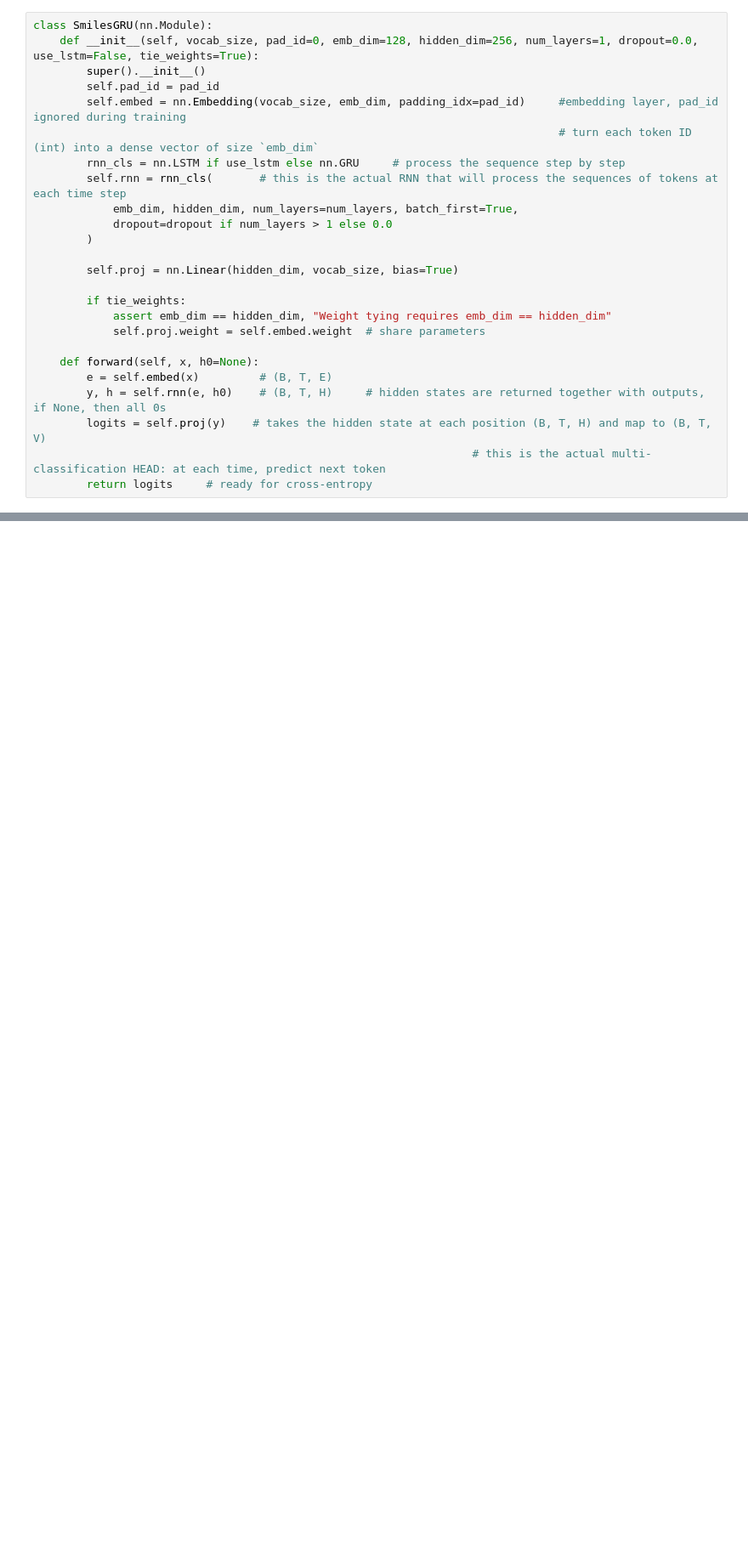
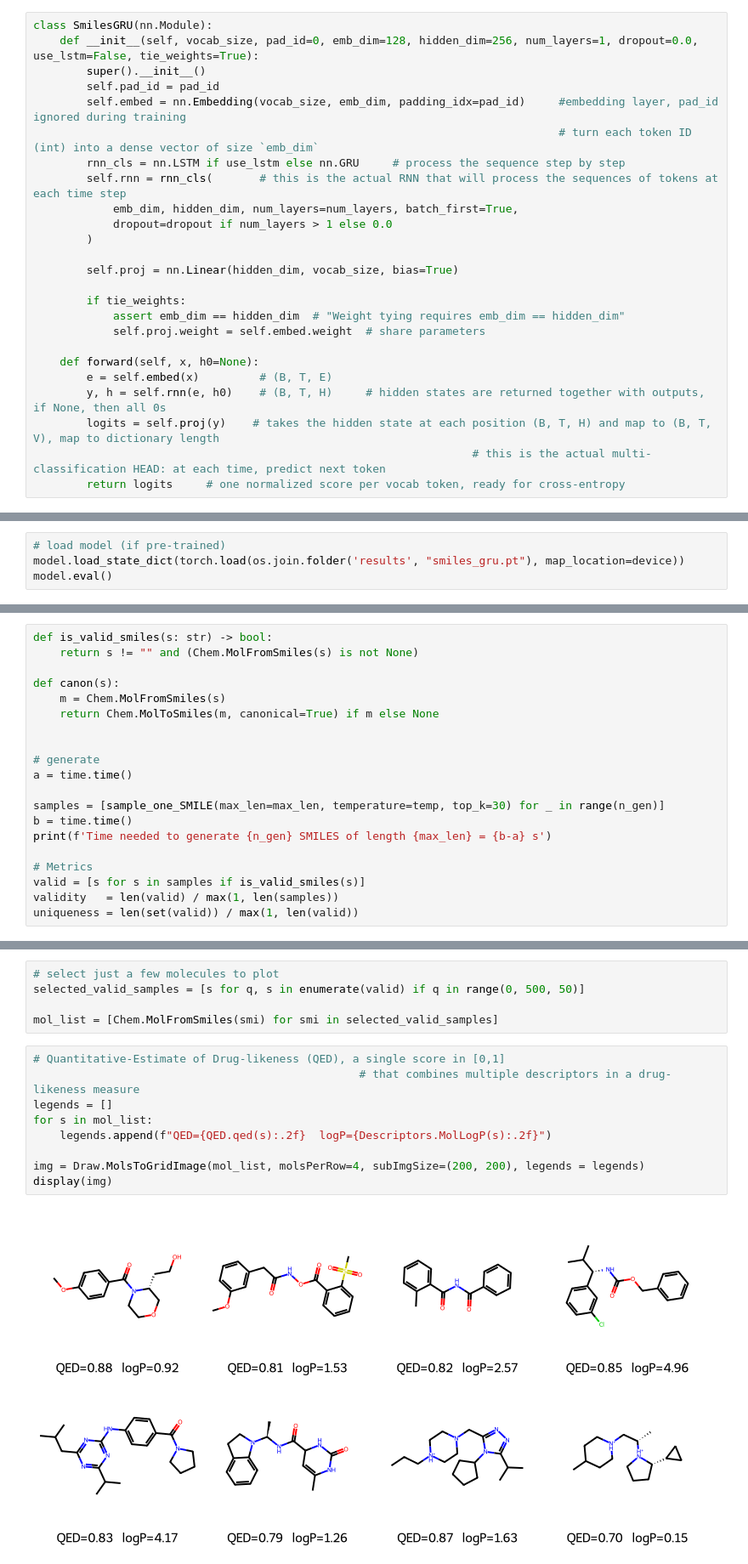
Before and after one commit to bonimba87/CompChemML, a Jupyter notebook: GenerativeModels/RNN_SMILES/RNN_SMILES.ipynb, the cells around one changed output, grey strips where cells are left out. Shown at 85% size. Drawn from its saved outputs; the diff is of its cells as text; blank space fills up the shorter version.

```diff
--- a/GenerativeModels/RNN_SMILES/RNN_SMILES.ipynb
+++ b/GenerativeModels/RNN_SMILES/RNN_SMILES.ipynb
@@ -311,12 +462,12 @@ class SmilesGRU(nn.Module):
         self.proj = nn.Linear(hidden_dim, vocab_size, bias=True)
 
         if tie_weights:
-            assert emb_dim == hidden_dim, "Weight tying requires emb_dim == hidden_dim"
+            assert emb_dim == hidden_dim  # "Weight tying requires emb_dim == hidden_dim"
             self.proj.weight = self.embed.weight  # share parameters
 
     def forward(self, x, h0=None):
         e = self.embed(x)         # (B, T, E)
         y, h = self.rnn(e, h0)    # (B, T, H)     # hidden states are returned together with outputs, if None, then all 0s
-        logits = self.proj(y)    # takes the hidden state at each position (B, T, H) and map to (B, T, V)
+        logits = self.proj(y)    # takes the hidden state at each position (B, T, H) and map to (B, T, V), map to dictionary length
                                                                   # this is the actual multi-classification HEAD: at each time, predict next token
-        return logits     # ready for cross-entropy
+        return logits     # one normalized score per vocab token, ready for cross-entropy
@@ -451 +532,5 @@ KeyboardInterrupt:
+# %%
+# load model (if pre-trained)
+model.load_state_dict(torch.load(os.join.folder('results', "smiles_gru.pt"), map_location=device))
+model.eval()
 # %% [markdown]
@@ -483 +657,21 @@ Test CE: 0.6673 | Test Perplexity: 1.95
+# %%
+def is_valid_smiles(s: str) -> bool:
+    return s != "" and (Chem.MolFromSmiles(s) is not None)
+
+def canon(s):
+    m = Chem.MolFromSmiles(s)
+    return Chem.MolToSmiles(m, canonical=True) if m else None
+
+
+# generate
+a = time.time()
+
+samples = [sample_one_SMILE(max_len=max_len, temperature=temp, top_k=30) for _ in range(n_gen)]
+b = time.time()
+print(f'Time needed to generate {n_gen} SMILES of length {max_len} = {b-a} s')
+
+# Metrics
+valid = [s for s in samples if is_valid_smiles(s)]
+validity   = len(valid) / max(1, len(samples))
+uniqueness = len(set(valid)) / max(1, len(valid))
 # %%
@@ -484,0 +706,16 @@ turn your trained GRU into a generator and display results. It uses the simple
+# %%
+# select just a few molecules to plot
+selected_valid_samples = [s for q, s in enumerate(valid) if q in range(0, 500, 50)]
+
+mol_list = [Chem.MolFromSmiles(smi) for smi in selected_valid_samples]
+# %%
+# Quantitative-Estimate of Drug-likeness (QED), a single score in [0,1]
+                                                 # that combines multiple descriptors in a drug-likeness measure
+legends = []
+for s in mol_list:
+    legends.append(f"QED={QED.qed(s):.2f}  logP={Descriptors.MolLogP(s):.2f}")
+
+img = Draw.MolsToGridImage(mol_list, molsPerRow=4, subImgSize=(200, 200), legends = legends)
+display(img)
+# %% [output]
+[figure, added]
```
Also changed, not shown: parts of 44 cells of this notebook, 5 other files.
